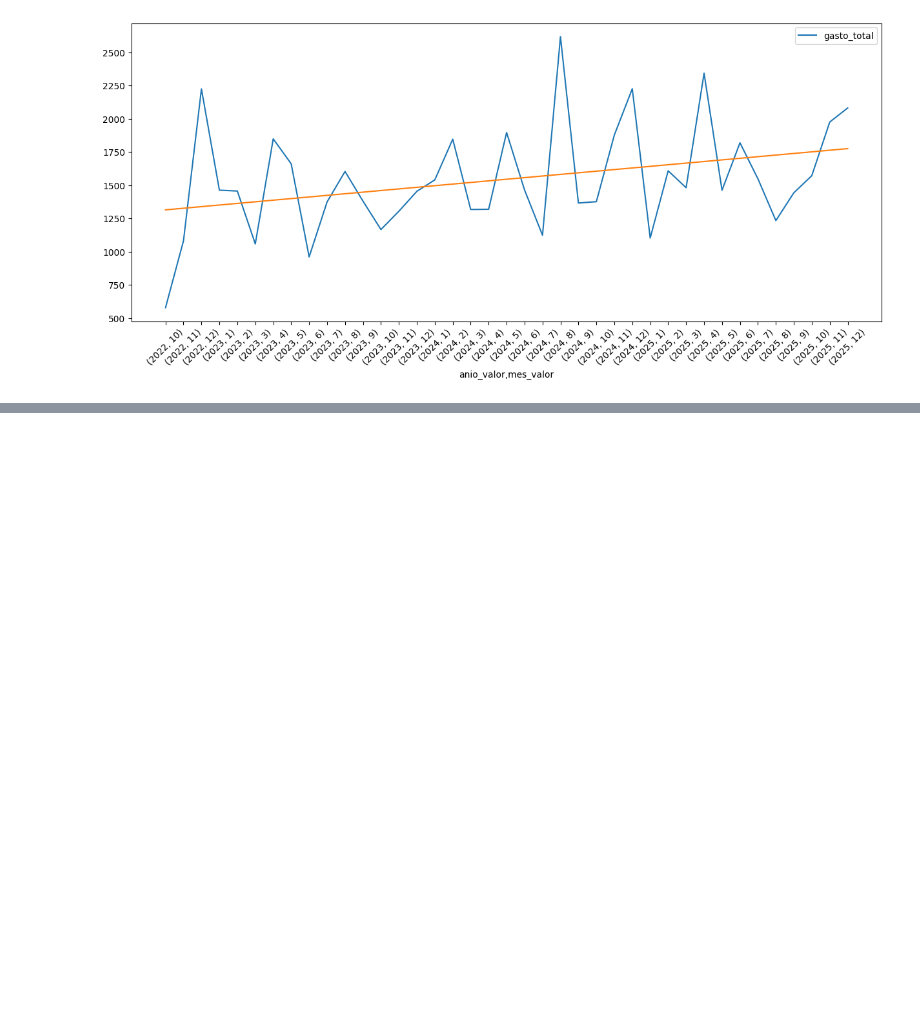
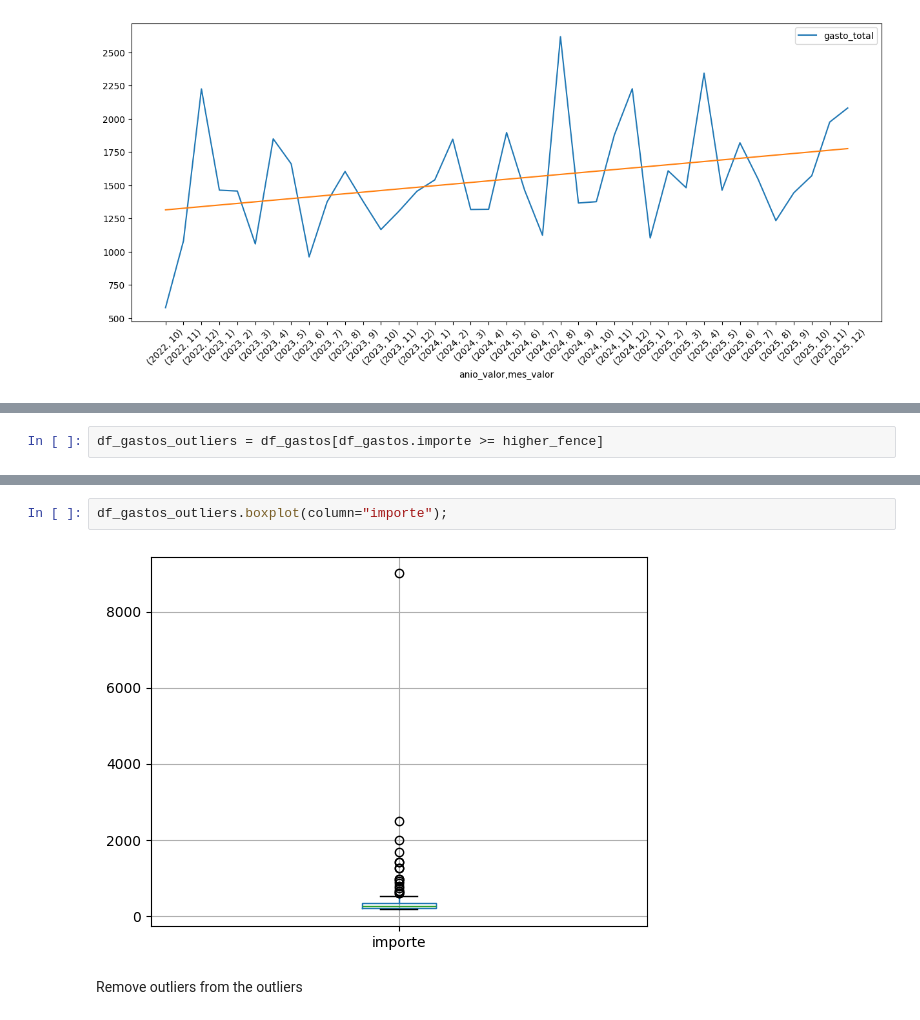
Before and after one commit to cperezh/DataEng_Patterns, a Jupyter notebook: notebooks/Analysis.ipynb, the cells around one changed output, grey strips where cells are left out. Cells and saved outputs as stored; diff of their text form; blank space fills up the shorter version.

Commit message:
versión del análisis de outliers

```diff
--- a/notebooks/Analysis.ipynb
+++ b/notebooks/Analysis.ipynb
@@ -141,0 +147,2 @@ Tendencia - min:1316 max:1776
+# %%
+df_gastos_outliers = df_gastos[df_gastos.importe >= higher_fence]
@@ -141,0 +164,6 @@ Tendencia - min:1316 max:1776
+# %%
+df_gastos_outliers.boxplot(column="importe");
+# %% [output]
+[figure, added]
+# %% [markdown]
+Remove outliers from the outliers
```
Also changed, not shown: parts of 12 cells of this notebook, 3 other files.
